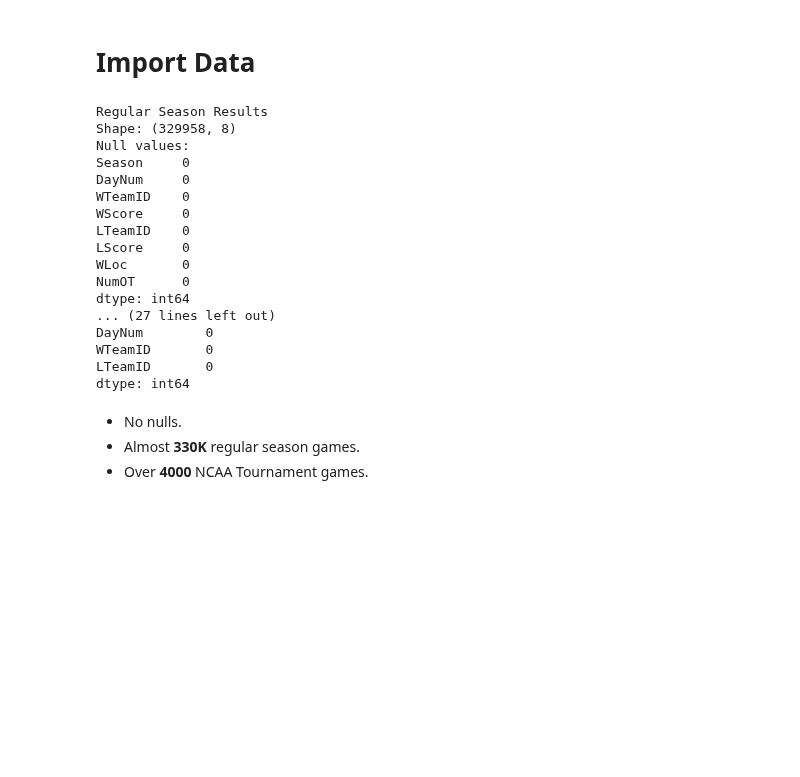
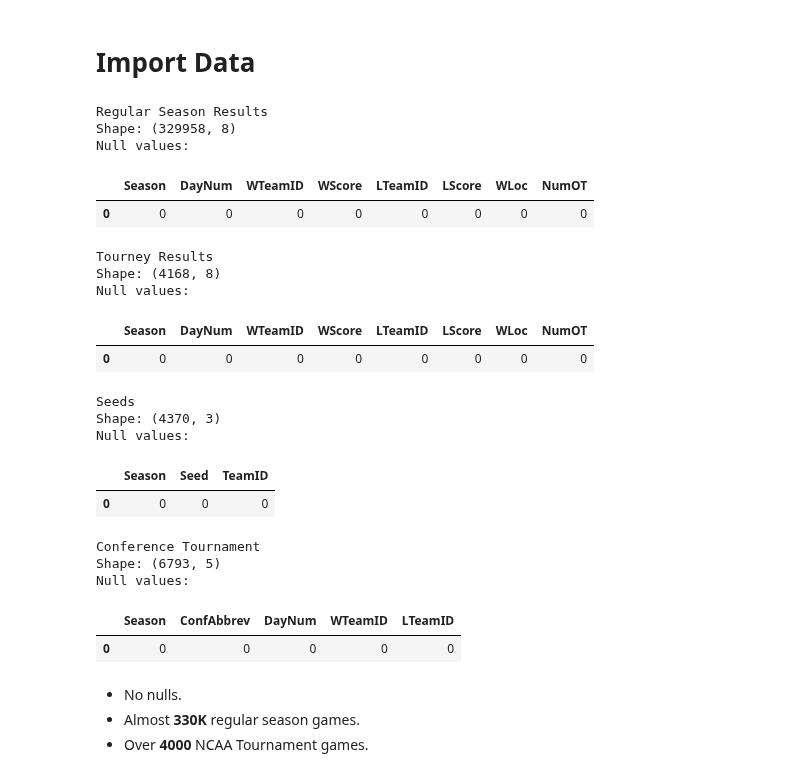
Before and after one commit to heefjones/march_madness, a Jupyter notebook: eda_compact.ipynb, the cells around one changed output. Saved outputs shown, nothing was run; the diff lists cells and outputs as text; code cells hidden in the pictures; blank space fills up the shorter version.

```diff
--- a/eda_compact.ipynb
+++ b/eda_compact.ipynb
@@ -25,45 +25,48 @@ Every person on Earth would have to create over __1 billion__ brackets in order
 # %%
 # reg season results
 reg_results = pd.concat([pd.read_csv(MENS_ROOT + 'MRegularSeasonCompactResults.csv'), pd.read_csv(WOMENS_ROOT + 'WRegularSeasonCompactResults.csv')], ignore_index=True)
 
 # historical tourney results
 tourney_results = pd.concat([pd.read_csv(MENS_ROOT + 'MNCAATourneyCompactResults.csv'), pd.read_csv(WOMENS_ROOT + 'WNCAATourneyCompactResults.csv')], ignore_index=True)
 
 # historical seeds
 seeds =  pd.concat([pd.read_csv(MENS_ROOT + 'MNCAATourneySeeds.csv'), pd.read_csv(WOMENS_ROOT + 'WNCAATourneySeeds.csv')], ignore_index=True)
 
 # conference tournament
 conf_games = pd.read_csv(MENS_ROOT + 'MConferenceTourneyGames.csv')
 
 # dataset names
 names = ['Regular Season Results', 'Tourney Results', 'Seeds', 'Conference Tournament']
 
 # iterate through datasets
 for data, name in zip([reg_results, tourney_results, seeds, conf_games], names):
     # print name
     print(name)
 
     # show shape and nulls
-    show_shape_and_nulls(data, nulls_view='print')
+    show_shape_and_nulls(data)
     print()
 # %% [output]
 Regular Season Results
 Shape: (329958, 8)
 Null values:
-Season     0
-DayNum     0
-WTeamID    0
-WScore     0
-LTeamID    0
-LScore     0
-WLoc       0
-NumOT      0
-dtype: int64
-... (27 lines left out)
-DayNum        0
-WTeamID       0
-LTeamID       0
-dtype: int64
+|  | Season | DayNum | WTeamID | WScore | LTeamID | LScore | WLoc | NumOT |
+| 0 | 0 | 0 | 0 | 0 | 0 | 0 | 0 | 0 |
+Tourney Results
+Shape: (4168, 8)
+Null values:
+|  | Season | DayNum | WTeamID | WScore | LTeamID | LScore | WLoc | NumOT |
+| 0 | 0 | 0 | 0 | 0 | 0 | 0 | 0 | 0 |
+Seeds
+Shape: (4370, 3)
+Null values:
+|  | Season | Seed | TeamID |
+| 0 | 0 | 0 | 0 |
+Conference Tournament
+Shape: (6793, 5)
+Null values:
+|  | Season | ConfAbbrev | DayNum | WTeamID | LTeamID |
+| 0 | 0 | 0 | 0 | 0 | 0 |
 # %% [markdown]
 - No nulls.
 - Almost __330K__ regular season games.
```
Also changed, not shown: parts of 4 cells of this notebook.
